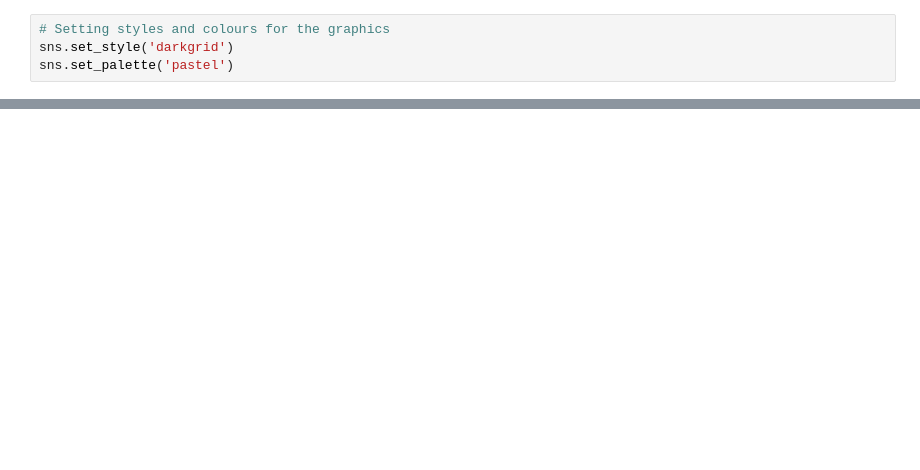
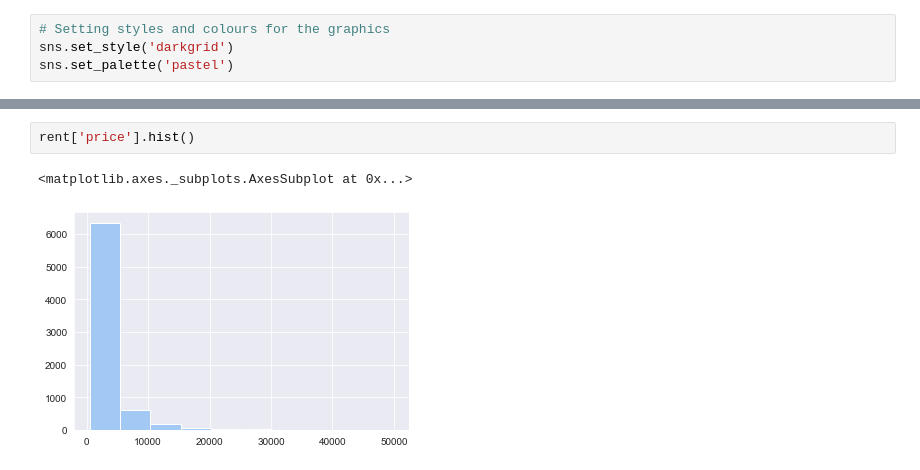
Before and after one commit to marciohssilveira/house_prices_sp, a Jupyter notebook: eda.ipynb, the cells around one changed output, grey strips where cells are left out. Drawn from its saved outputs; the diff is of its cells as text; blank space fills up the shorter version.

```diff
--- a/eda.ipynb
+++ b/eda.ipynb
@@ -28,2 +41,7 @@ plt.show()
+# %%
+rent['price'].hist()
+# %% [output]
+<matplotlib.axes._subplots.AxesSubplot at 0x...>
+[figure, added]
 # %%
 # Skewness and Kurtosis
```
Also changed, not shown: parts of 12 cells of this notebook, 4 other files.
